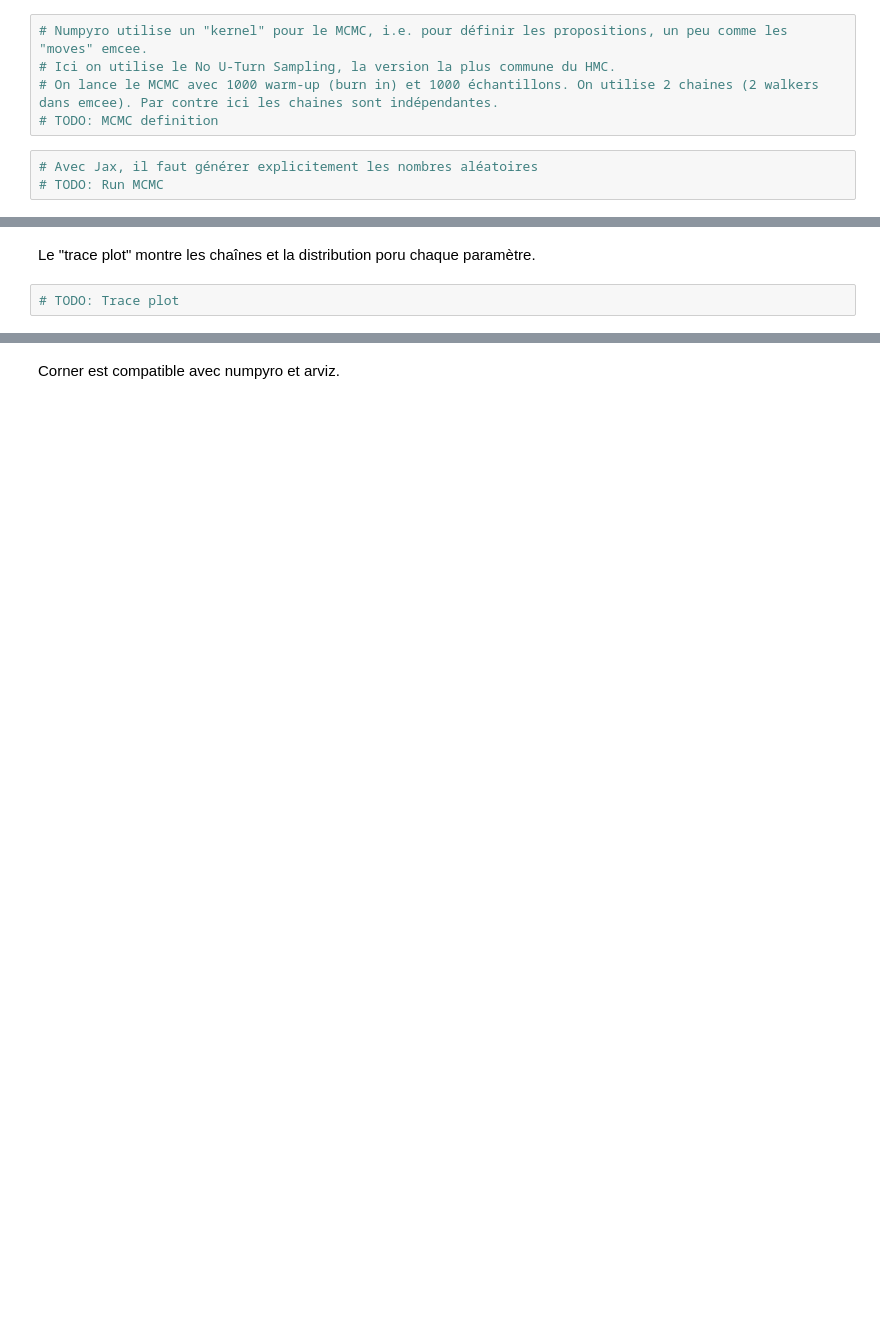
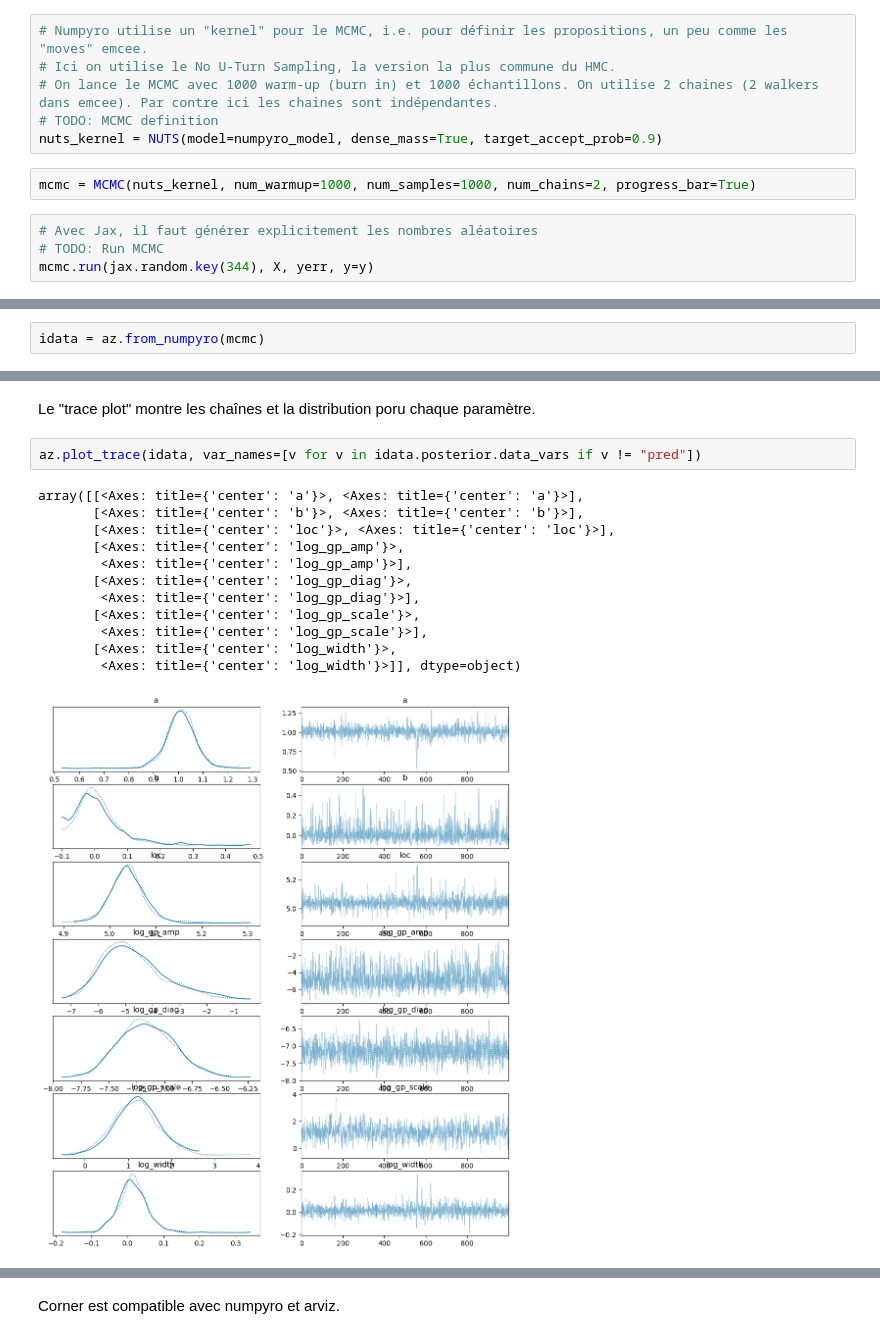
Before and after one commit to vandalt/phy3051-students, a Jupyter notebook: cours02-hmc-gp/tp_gp_hmc_blank.ipynb, the cells around one changed output, grey strips where cells are left out. Drawn from its saved outputs; the diff is of its cells as text; blank space fills up the shorter version.

```diff
--- a/cours02-hmc-gp/tp_gp_hmc_blank.ipynb
+++ b/cours02-hmc-gp/tp_gp_hmc_blank.ipynb
@@ -257,9 +293,13 @@ def numpyro_model(X, yerr, y=None):
 # Ici on utilise le No U-Turn Sampling, la version la plus commune du HMC.
 # On lance le MCMC avec 1000 warm-up (burn in) et 1000 échantillons. On utilise 2 chaines (2 walkers dans emcee). Par contre ici les chaines sont indépendantes.
 # TODO: MCMC definition
+nuts_kernel = NUTS(model=numpyro_model, dense_mass=True, target_accept_prob=0.9)
+# %%
+mcmc = MCMC(nuts_kernel, num_warmup=1000, num_samples=1000, num_chains=2, progress_bar=True)
 # %%
 # Avec Jax, il faut générer explicitement les nombres aléatoires
 # TODO: Run MCMC
+mcmc.run(jax.random.key(344), X, yerr, y=y)
 # %%
 # On va ensuite chercher les échantillons
 samples = mcmc.get_samples()
@@ -276,0 +335,2 @@ import arviz as az
+# %%
+idata = az.from_numpyro(mcmc)
@@ -277,5 +361,18 @@ import arviz as az
 # %% [markdown]
 Le "trace plot" montre les chaînes et la distribution poru chaque paramètre.
 # %%
-# TODO: Trace plot
+az.plot_trace(idata, var_names=[v for v in idata.posterior.data_vars if v != "pred"])
+# %% [output]
+array([[<Axes: title={'center': 'a'}>, <Axes: title={'center': 'a'}>],
+       [<Axes: title={'center': 'b'}>, <Axes: title={'center': 'b'}>],
+       [<Axes: title={'center': 'loc'}>, <Axes: title={'center': 'loc'}>],
+       [<Axes: title={'center': 'log_gp_amp'}>,
+        <Axes: title={'center': 'log_gp_amp'}>],
+       [<Axes: title={'center': 'log_gp_diag'}>,
+        <Axes: title={'center': 'log_gp_diag'}>],
+       [<Axes: title={'center': 'log_gp_scale'}>,
+        <Axes: title={'center': 'log_gp_scale'}>],
+       [<Axes: title={'center': 'log_width'}>,
+        <Axes: title={'center': 'log_width'}>]], dtype=object)
+[figure, added]
 # %%
```
Also changed, not shown: parts of 20 cells of this notebook, 2 other files.
